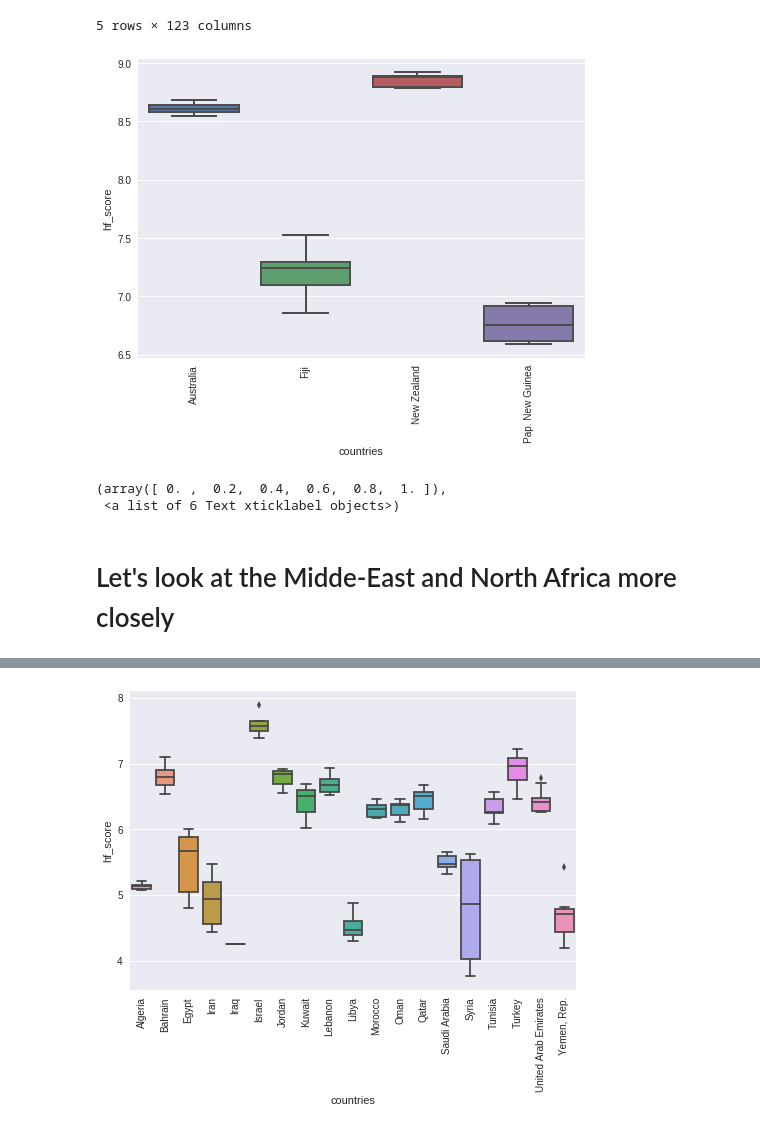
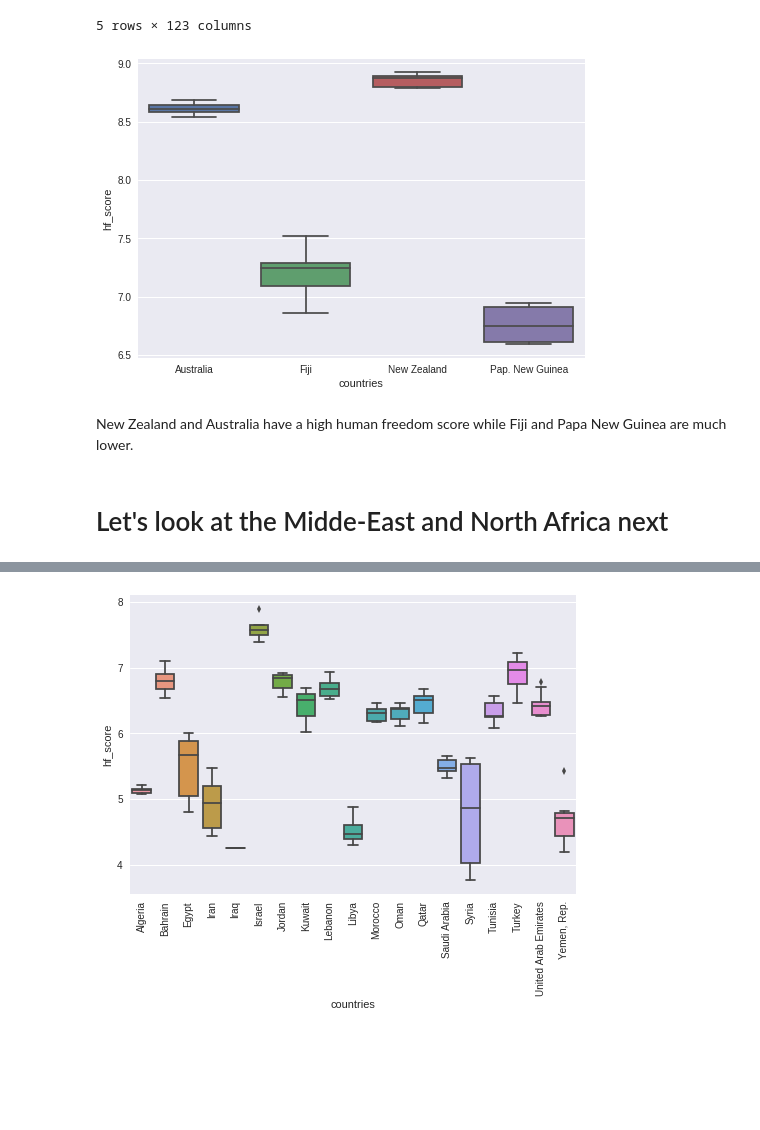
Before and after one commit to JaniceLove/Kaggle, a Jupyter notebook: Human freedom index.ipynb, the cells around one changed output, grey strips where cells are left out. Cells and saved outputs as stored; diff of their text form; code cells hidden in the pictures; blank space fills up the shorter version.

```diff
--- a/Human freedom index.ipynb
+++ b/Human freedom index.ipynb
@@ -46,13 +50,14 @@ oceania_df.head()
 # %%
 oceania = sns.boxplot(x='countries', y = 'hf_score', data=oceania_df)
 sns.plt.show()
-plt.xticks(rotation=90)
+#plt.xticks(rotation=90)
+#NtS: get rid of 2015 data
 # %% [output]
-[figure, old version]
+[figure, new version]
-(array([ 0. ,  0.2,  0.4,  0.6,  0.8,  1. ]),
- <a list of 6 Text xticklabel objects>)
+# %% [markdown]
+New Zealand and Australia have a high human freedom score while Fiji and Papa New Guinea are much lower.
 # %% [markdown]
-# Let's look at the Midde-East and North Africa more closely
+# Let's look at the Midde-East and North Africa next
 # %%
 midEastNAf_df = df.loc[df['region']=='Middle East & North Africa',]
 midEastNAf_df.reset_index(drop=True,inplace=True)
```
Also changed, not shown: parts of 11 cells of this notebook.
